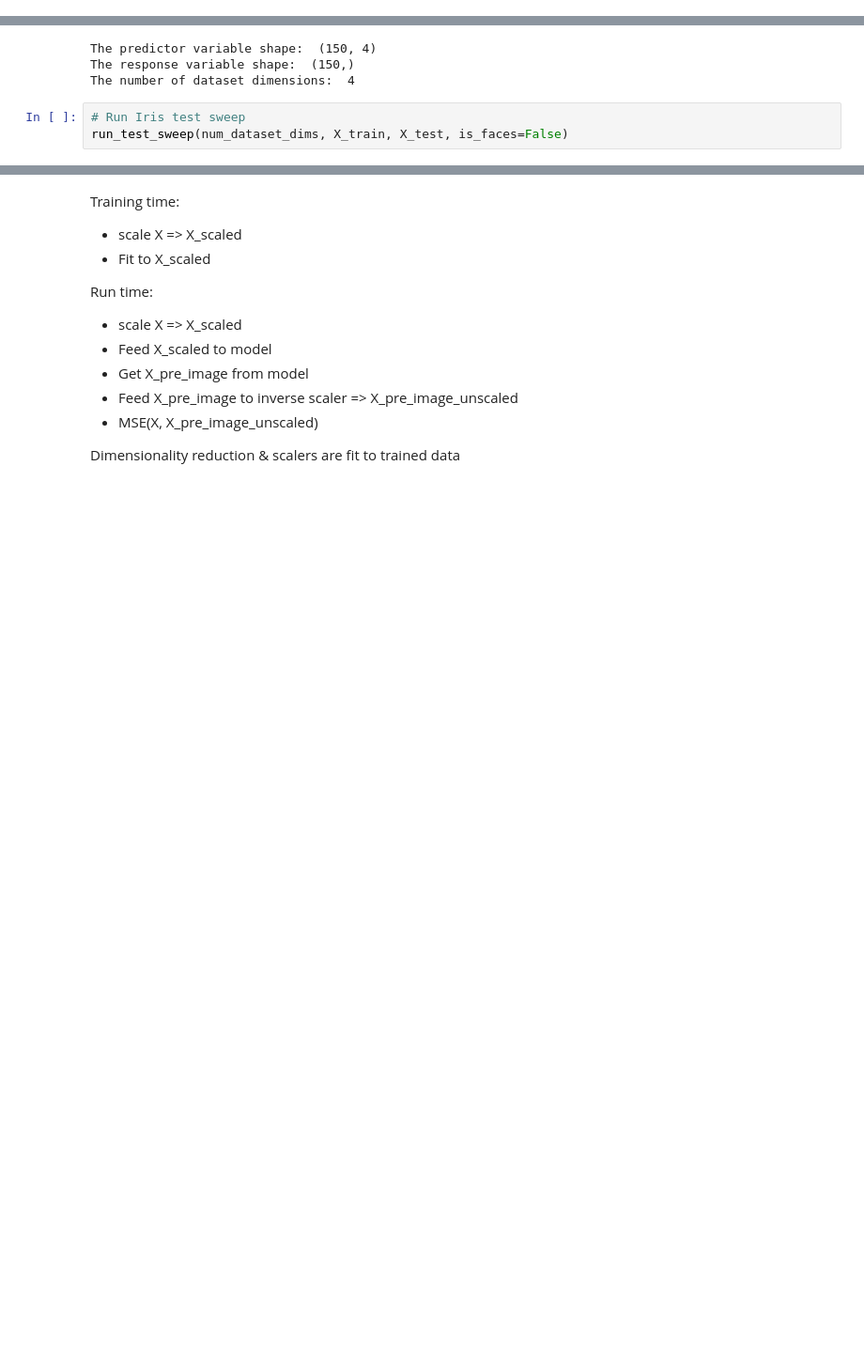
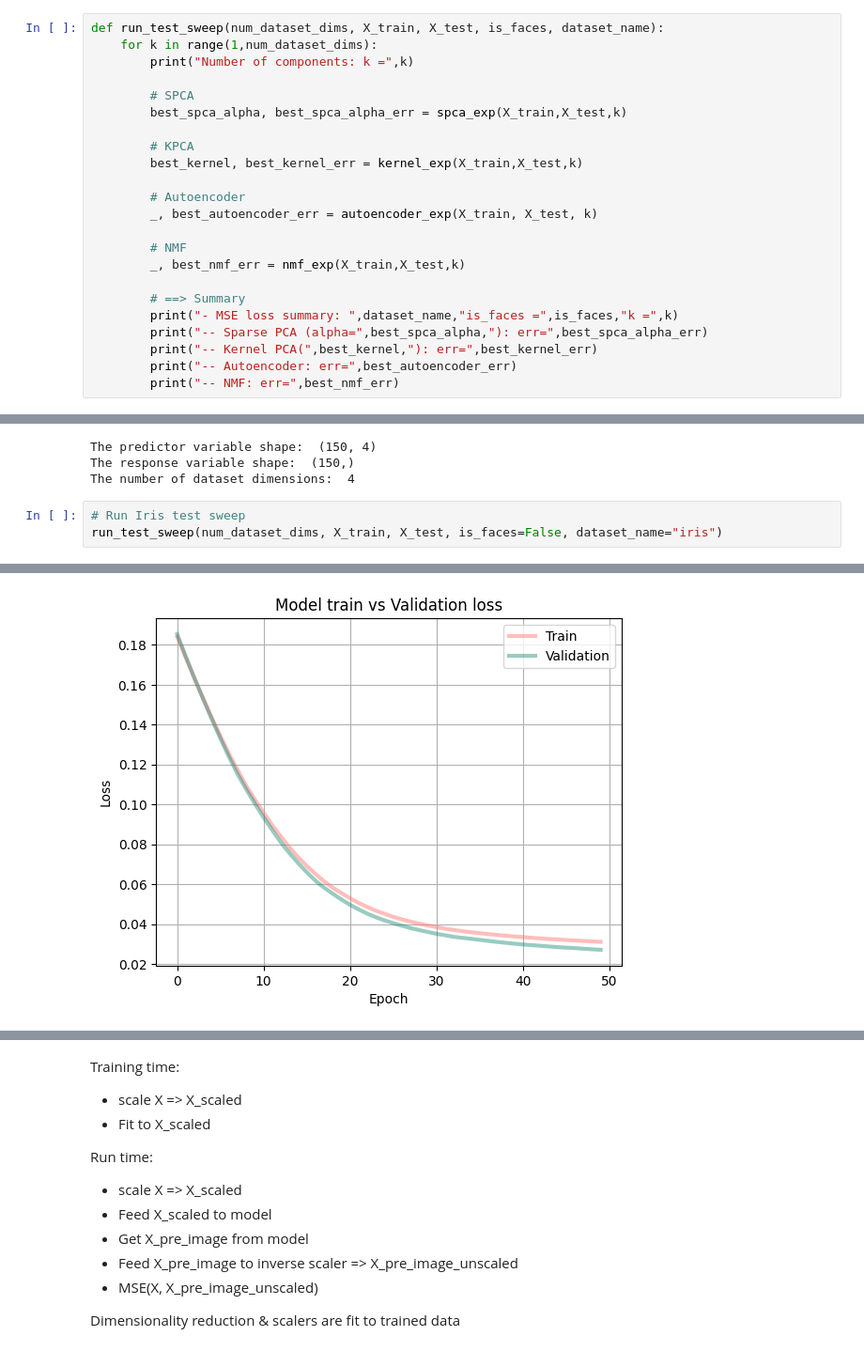
Before and after one commit to abf149/180651final, a Jupyter notebook: unified_comparison_notebook.ipynb, the cells around one changed output, grey strips where cells are left out. Shown at 94% size. Cells and saved outputs as stored; diff of their text form; blank space fills up the shorter version.

```diff
--- a/unified_comparison_notebook.ipynb
+++ b/unified_comparison_notebook.ipynb
@@ -53,3 +30,26 @@ def run_test_sweep(num_dataset_dims, X_train, X_test, is_faces, dataset_name):
+# %%
+def run_test_sweep(num_dataset_dims, X_train, X_test, is_faces, dataset_name):
+    for k in range(1,num_dataset_dims):
+        print("Number of components: k =",k)
+
+        # SPCA
+        best_spca_alpha, best_spca_alpha_err = spca_exp(X_train,X_test,k)
+
+        # KPCA
+        best_kernel, best_kernel_err = kernel_exp(X_train,X_test,k)
+
+        # Autoencoder
+        _, best_autoencoder_err = autoencoder_exp(X_train, X_test, k)
+
+        # NMF
+        _, best_nmf_err = nmf_exp(X_train,X_test,k)
+
+        # ==> Summary
+        print("- MSE loss summary: ",dataset_name,"is_faces =",is_faces,"k =",k)
+        print("-- Sparse PCA (alpha=",best_spca_alpha,"): err=",best_spca_alpha_err)
+        print("-- Kernel PCA(",best_kernel,"): err=",best_kernel_err)
+        print("-- Autoencoder: err=",best_autoencoder_err)
+        print("-- NMF: err=",best_nmf_err)
 # %% [markdown]
 ## Iris dataset: Sparse PCA, Kernel PCA, autoencoder, NMF (TODO); MSE, Frobenius (TODO)
 # %%
@@ -71,6 +71,7 @@ X_train, X_test, y_train, y_test = train_test_split(X, y, stratify=y, random_sta
 The predictor variable shape:  (150, 4)
 The response variable shape:  (150,)
 The number of dataset dimensions:  4
-# %%
-# Run Iris test sweep
-run_test_sweep(num_dataset_dims, X_train, X_test, is_faces=False)
+# %%
+# Run Iris test sweep
+run_test_sweep(num_dataset_dims, X_train, X_test, is_faces=False, dataset_name="iris")
+# %% [output]
@@ -76,0 +95 @@ run_test_sweep(num_dataset_dims, X_train, X_test, is_faces=False)
+[figure, added]
```
Also changed, not shown: parts of 7 cells of this notebook, 1 other file.
